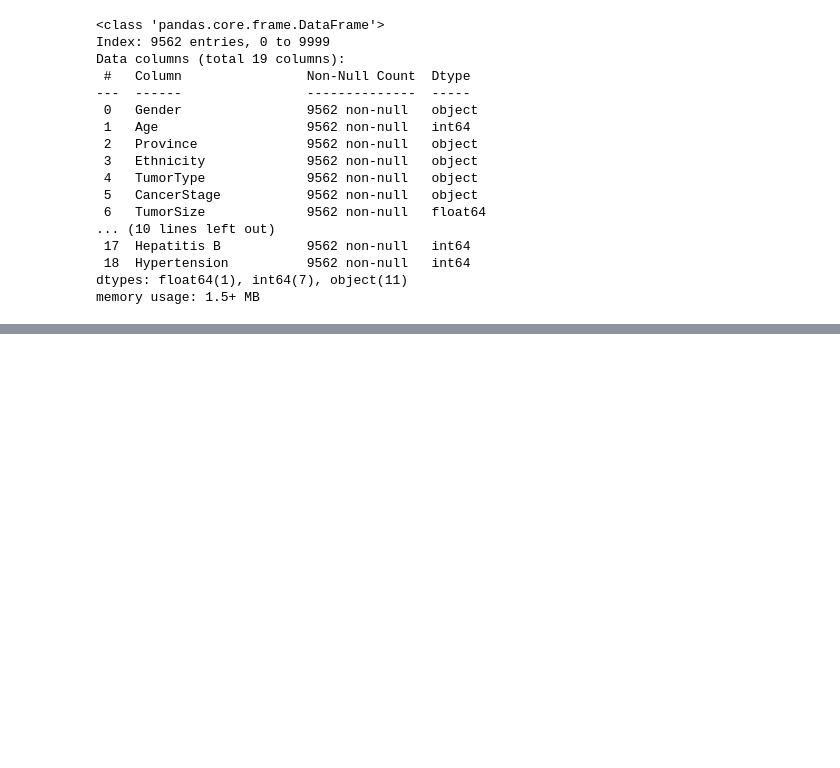
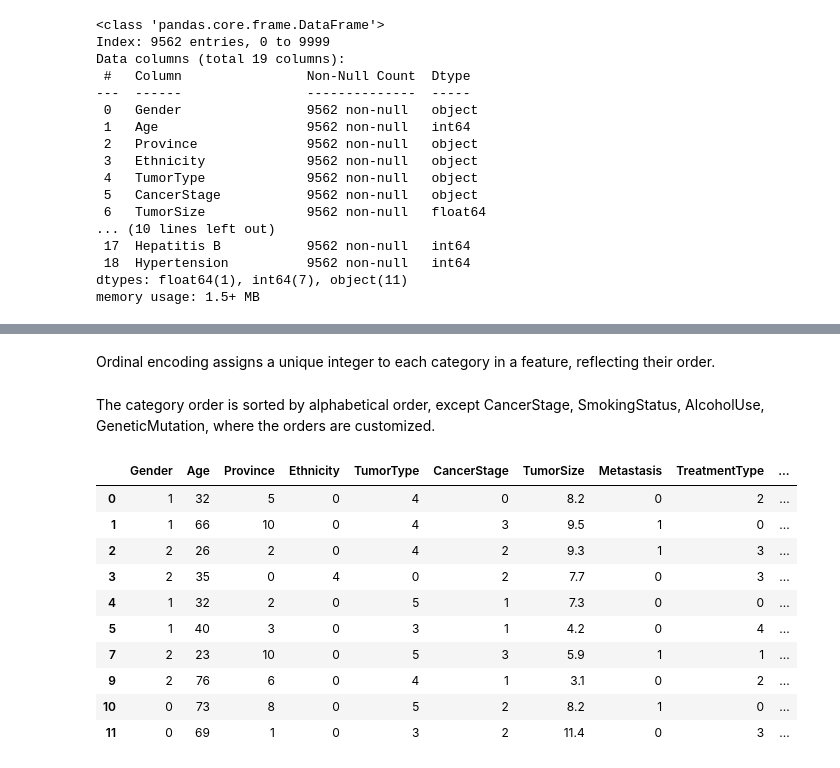
Before and after one commit to llaauurra/ProgettoTesi, a Jupyter notebook: preprocessing.ipynb, the cells around one changed output, grey strips where cells are left out. Drawn from its saved outputs; the diff is of its cells as text; code cells hidden in the pictures; blank space fills up the shorter version.

```diff
--- a/preprocessing.ipynb
+++ b/preprocessing.ipynb
@@ -410,0 +407,16 @@ memory usage: 1.5+ MB
+# %% [markdown]
+Ordinal encoding assigns a unique integer to each category in a feature, reflecting their order.
+# %%
+columns = [ 'Gender',
+             'Province',
+             'Ethnicity',
+             'TumorType',
+             'CancerStage',
+             'Metastasis',
+             'TreatmentType',
+             'SurvivalStatus',
+             'SmokingStatus',
+             'AlcoholUse',
+             'GeneticMutation']
+# %% [markdown]
+The category order is sorted by alphabetical order, except CancerStage, SmokingStatus, AlcoholUse, GeneticMutation, where the orders are customized.
@@ -410,0 +443,15 @@ memory usage: 1.5+ MB
+# %%
+encoded_dataset.to_csv('data/encoded_dataset.csv', index = False)
+encoded_dataset.head(10)
+# %% [output]
+|  | Gender | Age | Province | Ethnicity | TumorType | CancerStage | TumorSize | Metastasis | TreatmentType | ... |
+| 0 | 1 | 32 | 5 | 0 | 4 | 0 | 8.2 | 0 | 2 | ... |
+| 1 | 1 | 66 | 10 | 0 | 4 | 3 | 9.5 | 1 | 0 | ... |
+| 2 | 2 | 26 | 2 | 0 | 4 | 2 | 9.3 | 1 | 3 | ... |
+| 3 | 2 | 35 | 0 | 4 | 0 | 2 | 7.7 | 0 | 3 | ... |
+| 4 | 1 | 32 | 2 | 0 | 5 | 1 | 7.3 | 0 | 0 | ... |
+| 5 | 1 | 40 | 3 | 0 | 3 | 1 | 4.2 | 0 | 4 | ... |
+| 7 | 2 | 23 | 10 | 0 | 5 | 3 | 5.9 | 1 | 1 | ... |
+| 9 | 2 | 76 | 6 | 0 | 4 | 1 | 3.1 | 0 | 2 | ... |
+| 10 | 0 | 73 | 8 | 0 | 5 | 2 | 8.2 | 1 | 0 | ... |
+| 11 | 0 | 69 | 1 | 0 | 3 | 2 | 11.4 | 0 | 3 | ... |
```
Also changed, not shown: parts of 26 cells of this notebook, 5 other files.
